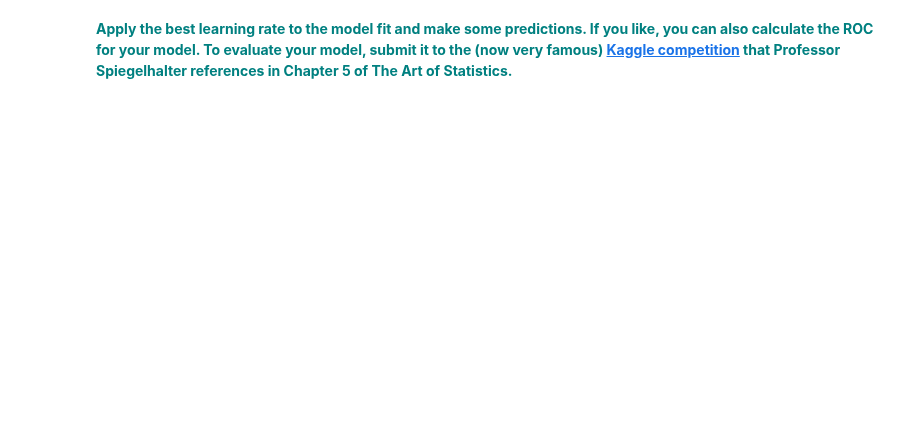
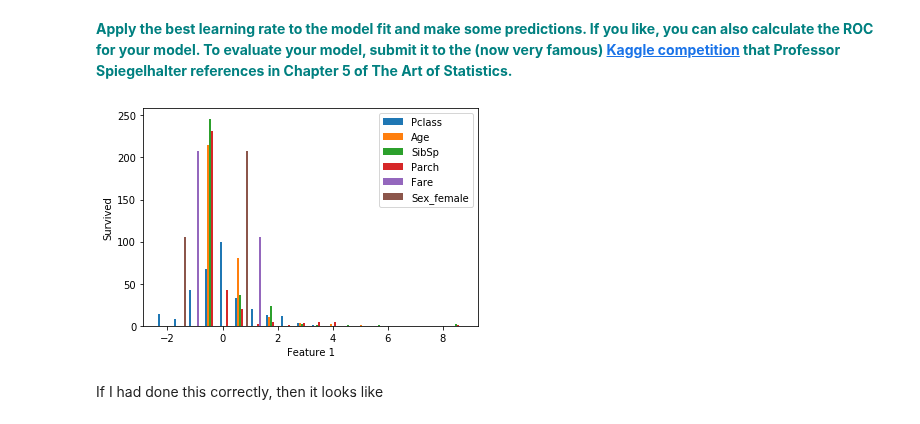
Before and after one commit to ElijahSeeley/Springboard, a Jupyter notebook: Gradient_Boosting_Case_Study/Gradient Boosting Case Study_06022020/Gradient_Boosting_student.ipynb, the cells around one changed output. Cells and saved outputs as stored; diff of their text form; code cells hidden in the pictures; blank space fills up the shorter version.

Commit message:
Completed Gradient Boosting Case Study

```diff
--- a/Gradient_Boosting_Case_Study/Gradient Boosting Case Study_06022020/Gradient_Boosting_student.ipynb
+++ b/Gradient_Boosting_Case_Study/Gradient Boosting Case Study_06022020/Gradient_Boosting_student.ipynb
@@ -143,12 +181,16 @@ y =
+# %%
+X = df[['Age', 'SibSp', 'Parch', 'Fare', 'Sex_female', 'Sex_male']]
+y =df.Embarked_S
 # %% [markdown]
 **<font color='teal'>Apply the standard scaler to the X matrix.</font>**
 # %%
 scaler = preprocessing.StandardScaler().fit(X)
-X_scaled =
+X_scaled =scaler.transform(X)
 # %% [markdown]
 **<font color='teal'>Split the X_scaled and y into 75/25 training and testing data subsets..</font>**
 # %%
 from sklearn.model_selection import train_test_split
+X_train, X_test, y_train, y_test = train_test_split(X_scaled,y, random_state = 0)
 # %% [markdown]
 **<font color='teal'>Run the cell below to test multiple learning rates in your gradient boosting classifier.</font>**
 # %%
@@ -163,2 +223,17 @@ for learning_rate in learning_rates:
 # %% [markdown]
 **<font color='teal'>Apply the best learning rate to the model fit and make some predictions. If you like, you can also calculate the ROC for your model. To evaluate your model, submit it to the (now very famous) [Kaggle competition](https://www.kaggle.com/c/titanic/) that Professor Spiegelhalter references in Chapter 5 of The Art of Statistics.</font>**
+# %%
+gb = GradientBoostingClassifier(n_estimators=20, learning_rate = 0.5, max_features=2, max_depth = 2, random_state = 0)
+gb.fit(X_train, y_train)
+print(gb.score(X_train, y_train))
+print(gb.score(X_test, y_test))
+# %%
+plt.hist(X_train, bins = 20)
+plt.xlabel('Feature 1')
+plt.ylabel('Survived')
+plt.legend(df.columns)
+plt.show()
+# %% [output]
+[figure, added]
+# %% [markdown]
+If I had done this correctly, then it looks like
```
Also changed, not shown: parts of 6 cells of this notebook.
